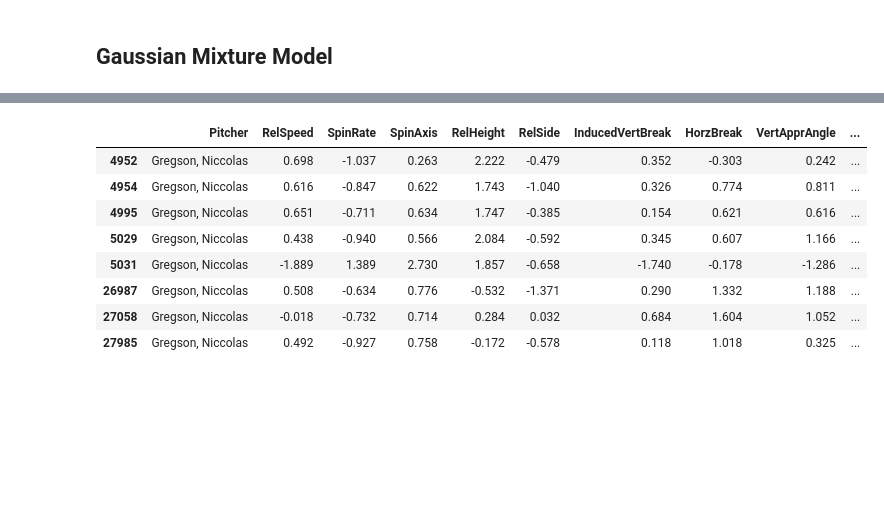
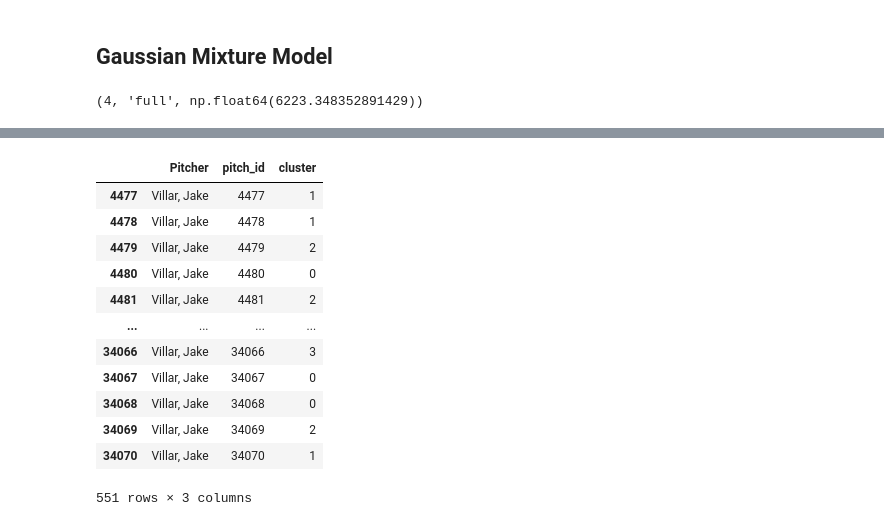
Before and after one commit to jackkalsched/UCSD_Baseball_25, a Jupyter notebook: Pitching/pitch classification/classification.ipynb, the cells around one changed output, grey strips where cells are left out. Drawn from its saved outputs; the diff is of its cells as text; code cells hidden in the pictures; blank space fills up the shorter version.

```diff
--- a/Pitching/pitch classification/classification.ipynb
+++ b/Pitching/pitch classification/classification.ipynb
@@ -26,6 +26,7 @@ from matplotlib.ticker import FuncFormatter
 from matplotlib.patches import Patch
 
 pd.options.display.max_columns = None
+pd.set_option('display.float_format', '{:2f}'.format)
 # %% [markdown]
 ## Data Cleaning
 # %%
@@ -769,7 +798,8 @@ encoded_trackman
 id_cols = ['Pitcher']
 feature_cols = ['RelSpeed', 'SpinRate', 'SpinAxis', 'RelHeight', 'RelSide', 'InducedVertBreak', 'HorzBreak', 'VertApprAngle', 'HorzApprAngle']
 # %%
-training_df = encoded_trackman[encoded_trackman['PitcherTeam'] == 'CSD_TRI'][id_cols + feature_cols]
-training_df.sample(20)
+training_df = valid_trackman[valid_trackman['PitcherTeam'] == 'CSD_TRI'][id_cols + feature_cols]
+training_df['pitch_id'] = training_df.index
+training_df
 # %% [output]
 |  | Pitcher | RelSpeed | SpinRate | SpinAxis | RelHeight | RelSide | InducedVertBreak | HorzBreak | VertApprAngle | ... |
@@ -798,7 +824,7 @@ for pitcher, group in training_df.groupby('Pitcher'):
     scaler = StandardScaler()
     scaled_df.loc[group.index, feature_cols] = scaler.fit_transform(group[feature_cols])
 
-seid = scaled_df[scaled_df['Pitcher'] == 'Gregson, Niccolas']
-seid
+scaled = scaled_df[scaled_df['Pitcher'] == 'Villar, Jake']
+scaled
 # %% [output]
 |  | Pitcher | RelSpeed | SpinRate | SpinAxis | RelHeight | RelSide | InducedVertBreak | HorzBreak | VertApprAngle | ... |
@@ -817,7 +843,7 @@ seid
 # %% [markdown]
 ## Gaussian Mixture Model
 # %%
-def choose_gmm(X, k_range = range(2, 10), covariance_types = ('full', 'diag'), pca_components = 8):
+def choose_gmm(X, k_range = range(2, 10), covariance_types = ('full', 'diag')):
     #Pipeline: impute, scale, pca, gmm
 
     #Initialize bic choice to none
@@ -829,45 +855,47 @@ def choose_gmm(X, k_range = range(2, 10), covariance_types = ('full', 'diag'), p
     imputer = SimpleImputer(strategy = 'median')
     # scale
     scaler = StandardScaler()
-    # apply pca
-    pca = PCA(n_components=pca_components, random_state=42)
 
     X_proc = imputer.fit_transform(X)
     X_proc = scaler.fit_transform(X_proc)
-    X_pca = pca.fit_transform(X_proc)
 
     # loop through covariance types and k values to find best number of clusters and best performing gmm
     for cov in covariance_types:
         for k in k_range:
-            gmm = GaussianMixture(n_components = k, covariance_type = cov, n_init = 5, random_state = 42)
-            gmm.fit(X_pca)
-            bic = gmm.bic(X_pca)
+            gmm = GaussianMixture(n_components = k, covariance_type = cov, reg_covar=1e-4, n_init = 5, random_state = 42)
+            gmm.fit(X_proc)
+            bic = gmm.bic(X_proc)
             if bic < best_bic:
                 best_bic = bic
                 best = (k, cov, bic)
-                best_model = (imputer, scaler, pca, gmm)
+                best_model = (imputer, scaler, gmm)
 
     return best, best_model
 
 def fit_gmm(X, best_model):
 
-    imputer, scaler, pca, gmm = best_model
+    imputer, scaler, gmm = best_model
     X_proc = imputer.transform(X)
     X_proc = scaler.transform(X_proc)
-    X_pca = pca.transform(X_proc)
 
-    resp = gmm.predict_proba(X_pca) # soft cluster memberships
+    resp = gmm.predict_proba(X_proc) # soft cluster memberships
     labels = resp.argmax(axis=1)
-    return {'imputer':imputer, 'scaler':scaler, 'pca':pca, 'gmm':gmm, 'X_pca':X_pca, 'labels':labels, 'proba':resp}
+    return {'imputer':imputer, 'scaler':scaler, 'gmm':gmm, 'labels':labels, 'proba':resp}
 # %%
-X = seid[feature_cols]
+X = scaled[feature_cols]
 
-best_info, best_model = choose_gmm(X, k_range=range(2,9), covariance_types=('full','diag'), pca_components=8)
+best_info, best_model = choose_gmm(X, k_range=range(2,9), covariance_types=('full', 'tied', 'diag'))
 gmm_artifacts = fit_gmm(X, best_model)
+display(best_info)
 
-seid['cluster'] = gmm_artifacts['labels']
+scaled['cluster'] = gmm_artifacts['labels']
 for c in range(gmm_artifacts['proba'].shape[1]):
-    seid[f'cluster_{c}_prob'] = gmm_artifacts['proba'][:, c]
+    scaled[f'cluster_{c}_prob'] = gmm_artifacts['proba'][:, c]
 
-seid[seid['cluster'] == 0]
+#Keep only the pitch_id and the cluster columns to merge back onto original dataset with pitch metrics
+#Inverse standardization messes it up
+#Look for way to keep cluster probability columns in larger function
+with_clusters = scaled[['Pitcher', 'pitch_id', 'cluster']]
+with_clusters
 # %% [output]
+(4, 'full', np.float64(6223.348352891429))
@@ -874,9 +919,13 @@ seid[seid['cluster'] == 0]
-|  | Pitcher | RelSpeed | SpinRate | SpinAxis | RelHeight | RelSide | InducedVertBreak | HorzBreak | VertApprAngle | ... |
-| 4952 | Gregson, Niccolas | 0.698 | -1.037 | 0.263 | 2.222 | -0.479 | 0.352 | -0.303 | 0.242 | ... |
-| 4954 | Gregson, Niccolas | 0.616 | -0.847 | 0.622 | 1.743 | -1.040 | 0.326 | 0.774 | 0.811 | ... |
-| 4995 | Gregson, Niccolas | 0.651 | -0.711 | 0.634 | 1.747 | -0.385 | 0.154 | 0.621 | 0.616 | ... |
-| 5029 | Gregson, Niccolas | 0.438 | -0.940 | 0.566 | 2.084 | -0.592 | 0.345 | 0.607 | 1.166 | ... |
-| 5031 | Gregson, Niccolas | -1.889 | 1.389 | 2.730 | 1.857 | -0.658 | -1.740 | -0.178 | -1.286 | ... |
-| 26987 | Gregson, Niccolas | 0.508 | -0.634 | 0.776 | -0.532 | -1.371 | 0.290 | 1.332 | 1.188 | ... |
-| 27058 | Gregson, Niccolas | -0.018 | -0.732 | 0.714 | 0.284 | 0.032 | 0.684 | 1.604 | 1.052 | ... |
-| 27985 | Gregson, Niccolas | 0.492 | -0.927 | 0.758 | -0.172 | -0.578 | 0.118 | 1.018 | 0.325 | ... |
+|  | Pitcher | pitch_id | cluster |
+| 4477 | Villar, Jake | 4477 | 1 |
+| 4478 | Villar, Jake | 4478 | 1 |
+| 4479 | Villar, Jake | 4479 | 2 |
+| 4480 | Villar, Jake | 4480 | 0 |
+| 4481 | Villar, Jake | 4481 | 2 |
+| ... | ... | ... | ... |
+| 34066 | Villar, Jake | 34066 | 3 |
+| 34067 | Villar, Jake | 34067 | 0 |
+| 34068 | Villar, Jake | 34068 | 0 |
+| 34069 | Villar, Jake | 34069 | 2 |
+| 34070 | Villar, Jake | 34070 | 1 |
+551 rows × 3 columns
```
Also changed, not shown: parts of 20 cells of this notebook.
